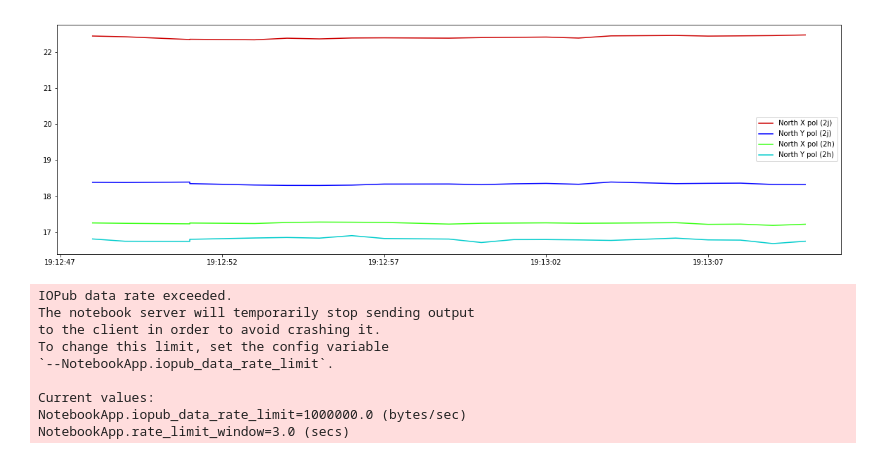
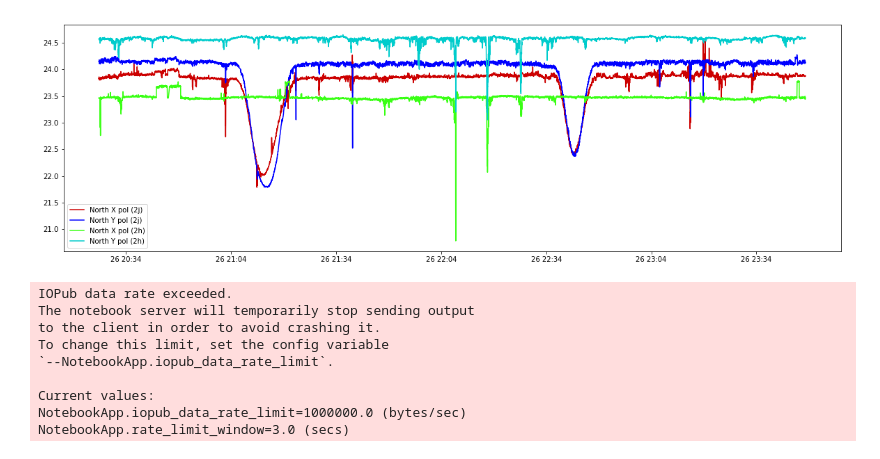
Before and after one commit to SETIatHCRO/ATA-Utils, a Jupyter notebook: notebooks/OvernightSNAP/OvernightSNAP.ipynb, the cells around one changed output. Saved outputs shown, nothing was run; the diff lists cells and outputs as text; code cells hidden in the pictures.

```diff
--- a/notebooks/OvernightSNAP/OvernightSNAP.ipynb
+++ b/notebooks/OvernightSNAP/OvernightSNAP.ipynb
@@ -21,11 +22,13 @@ from datetime import datetime
 # %%
 # Define the ants to use
 ant1 = '2j'
-ant2 = '2h'
+ant2 = '1c'
 ant3 = '5c'
 
+ants = ['2j', '1c']
+
 #Define your data and output images directory
-data_dir = "/data/onoff/20190817" # Copy the pkl data files into here
+data_dir = "/data/onoff/20190827" # Copy the pkl data files into here
 images_dir = "/data/images"
 sql_dir = "/data/onoff/sql"
 # %%
@@ -174,27 +188,27 @@ Reading in data - Finished
 # %%
 #Convert the list of times from unix timestamp to Datetime objects.
 timesd = list()
 for ts in times:
     timesd.append(datetime.fromtimestamp(int(ts)))
 rcParams['figure.figsize'] = 20, 6
 
-start = 0
-stop = 20
+start = 5000
+stop = 15000
 plt.plot(timesd[start:stop], power1_x[start:stop], c='#cc0000', label='North X pol (2j)')
 plt.plot(timesd[start:stop], power1_y[start:stop], c='#0000ff', label='North Y pol (2j)')
 plt.plot(timesd[start:stop], power2_x[start:stop], c='#39ff14', label='North X pol (2h)')
 plt.plot(timesd[start:stop], power2_y[start:stop], c='#00cccc', label='North Y pol (2h)')
 #plt.plot(timesd[start:stop], power3_x[start:stop], c='#000000', label='North X pol (5c)')
 #plt.plot(timesd[start:stop], power3_y[start:stop], c='#dd88aa', label='North Y pol (5c)')
 
 plt.legend()
 
 #If you want to create an image file...
 #plt.savefig(images_dir + '/2j2h-42300-42315-11sec-dips-2h.png')
 #plt.savefig(images_dir + '/2j2h-42300-42315-11sec-dips-2h.png')
 #plt.savefig(images_dir + '/2j2h-41900-42300-dips-rfi.png')
 #plt.savefig(images_dir + '2j2h.png')
 
 plt.show()
 # %% [output]
-[figure, old version]
+[figure, new version]
```
Also changed, not shown: parts of 4 cells of this notebook.
